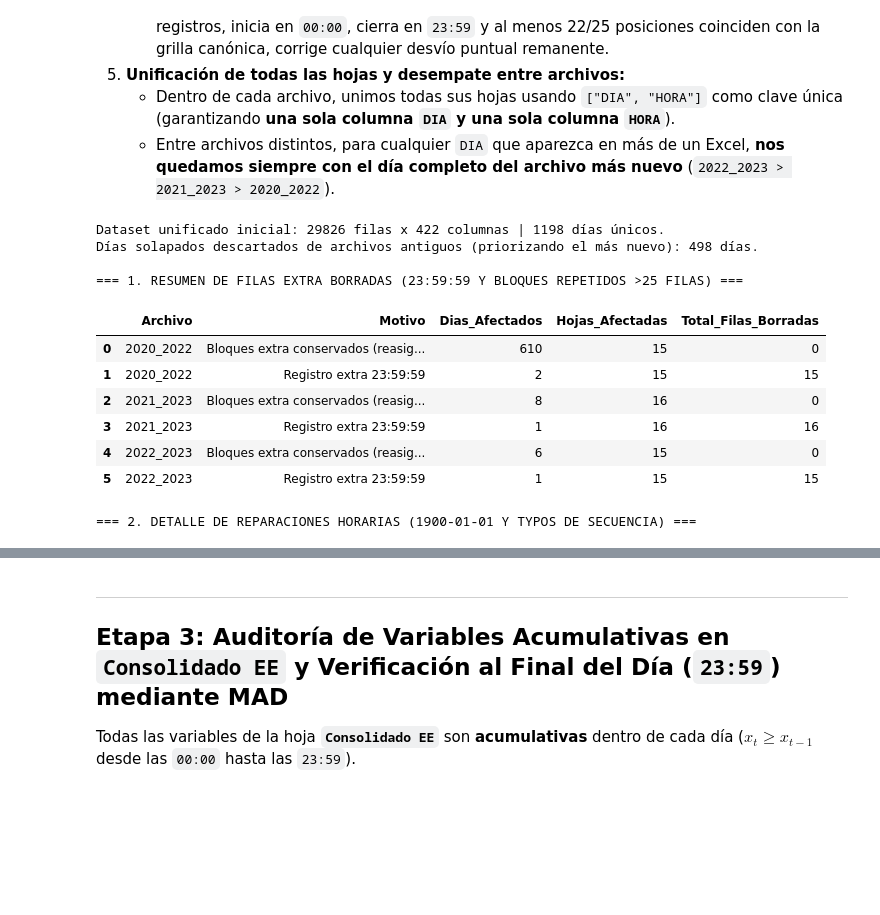
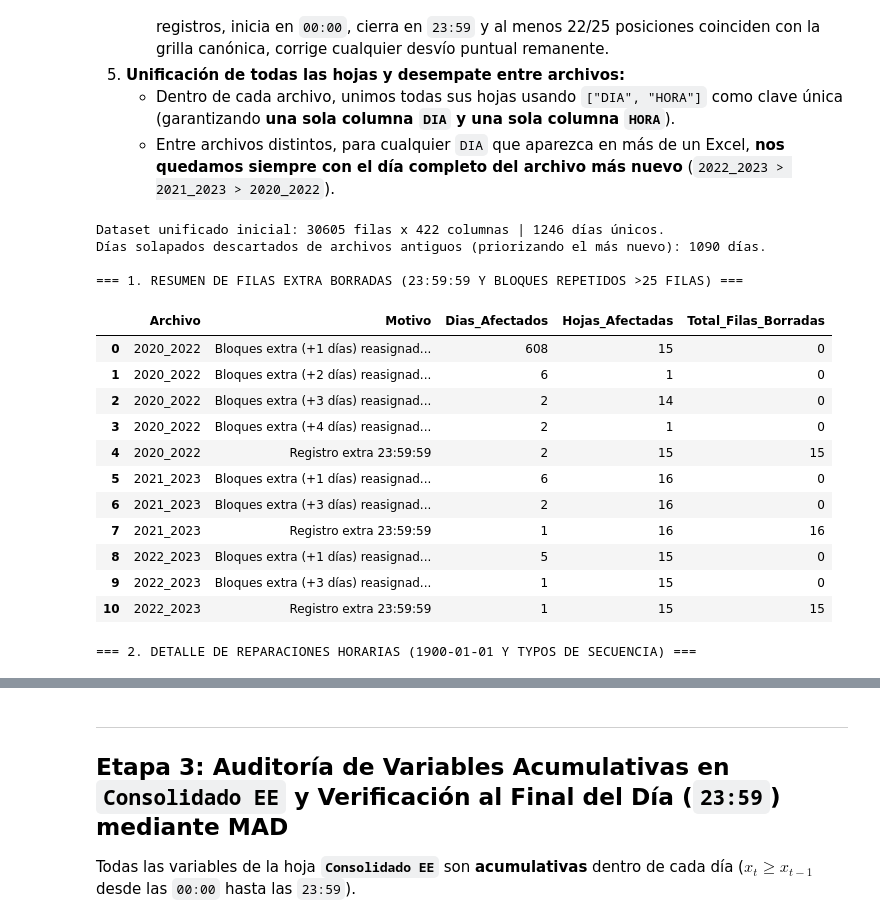
Before and after one commit to s4nt1lu1/tp-final-datos-ii, a Jupyter notebook: notebooks/correccion_fechas.ipynb, the cells around one changed output, grey strips where cells are left out. Cells and saved outputs as stored; diff of their text form; code cells hidden in the pictures; blank space fills up the shorter version.

```diff
--- a/notebooks/correccion_fechas.ipynb
+++ b/notebooks/correccion_fechas.ipynb
@@ -371,25 +371,33 @@ def limpiar_y_auditar_hoja(df_raw, archivo, hoja):
     # Truncar segundos (:00 o :01) al formato canónico HH:MM
     df["HORA"] = s_hora.str.replace(r"^(\d{2}:\d{2}):\d{2}$", r"\1", regex=True)
 
-# 3. Detectar bloques repetidos (>25 registros) y REASIGNARLOS a días consecutivos
-    es_nuevo_bloque = (df["HORA"] == "00:00") & (df["DIA"] == df["DIA"].shift(1))
-    id_bloque = es_nuevo_bloque.groupby(df["DIA"]).cumsum()
-    mask_bloques_extra = id_bloque > 0
+    # 3. Detectar bloques repetidos (>25 registros) y EMPUJAR todas las fechas siguientes hacia adelante
+    # Un nuevo bloque ocurre cuando la hora se reinicia a 00:00 (después de haber avanzado en el día)
+    # pero la etiqueta DIA sigue siendo idéntica a la de la fila anterior.
+    es_nuevo_bloque = (
+        (df["HORA"] == "00:00")
+        & (df["DIA"] == df["DIA"].shift(1))
+        & (df["HORA"].shift(1) != "00:00")
+    )
 
-    if mask_bloques_extra.any():
-        for d, grp in df[mask_bloques_extra].groupby("DIA"):
+    # Suma acumulada GLOBAL en toda la hoja: cada bloque extra suma +1 día a sí mismo
+    # y a TODOS los días posteriores del archivo para no pisar las fechas siguientes.
+    desplazamiento_dias = es_nuevo_bloque.cumsum()
+
+    if es_nuevo_bloque.any():
+        dias_origen_bloque = df.loc[es_nuevo_bloque, "DIA"].value_counts().sort_index()
+        for d_orig, cant_bloques_extra in dias_origen_bloque.items():
             log_filas_extra_borradas.append({
-                "DIA": d.strftime("%Y-%m-%d"),
+                "DIA": d_orig.strftime("%Y-%m-%d"),
                 "Archivo": archivo,
                 "Hoja": hoja,
-                "Motivo": "Bloques extra conservados (reasignados a días consecutivos)",
-                "Filas_Borradas": 0, # Queda en 0 porque los estamos conservando
+                "Motivo": f"Bloques extra (+{cant_bloques_extra} días) reasignados empujando fechas posteriores",
+                "Filas_Borradas": 0,
             })
 
-        # Desplazamos las fechas sumando el id_bloque en días
-        df["DIA"] = df["DIA"] + pd.to_timedelta(id_bloque, unit="D")
+        df["DIA"] = df["DIA"] + pd.to_timedelta(desplazamiento_dias, unit="D")
 
-    # 4. Detectar y corregir typos en la secuencia horaria
+    # 4. Detectar y corregir typos en la secuencia horaria (sobre las fechas ya desplazadas)
     horas_corregidas = []
     for d, grupo in df.groupby("DIA", sort=False):
         h_orig = grupo["HORA"].tolist()
@@ -460,41 +468,46 @@ df_unificado = (
     .sort_values(["DIA", "HORA"])
     .reset_index(drop=True)
 )
 
 # Convertir todas las columnas de datos a numérico (textos de error como '#VALUE!' o '#DIV/0!' pasan a NaN)
 cols_datos = [c for c in df_unificado.columns if c not in ("DIA", "HORA", "_archivo_origen")]
 for c in cols_datos:
     df_unificado[c] = pd.to_numeric(df_unificado[c], errors="coerce")
 
 df_reparaciones = pd.DataFrame(log_reparaciones_horarias)
 df_filas_extra = pd.DataFrame(log_filas_extra_borradas)
 df_solapamientos = pd.DataFrame(log_solapamiento_archivos)
 
 print(f"Dataset unificado inicial: {df_unificado.shape[0]} filas x {df_unificado.shape[1]} columnas | {df_unificado['DIA'].nunique()} días únicos.")
 print(f"Días solapados descartados de archivos antiguos (priorizando el más nuevo): {len(df_solapamientos)} días.")
 
 print("\n=== 1. RESUMEN DE FILAS EXTRA BORRADAS (23:59:59 Y BLOQUES REPETIDOS >25 FILAS) ===")
 if not df_filas_extra.empty:
     display(
         df_filas_extra.groupby(["Archivo", "Motivo"], as_index=False)
         .agg(Dias_Afectados=("DIA", "nunique"), Hojas_Afectadas=("Hoja", "nunique"), Total_Filas_Borradas=("Filas_Borradas", "sum"))
     )
 
 print("\n=== 2. DETALLE DE REPARACIONES HORARIAS (1900-01-01 Y TYPOS DE SECUENCIA) ===")
 if not df_reparaciones.empty:
     display(df_reparaciones.drop_duplicates().sort_values(["Tipo_Reparacion", "DIA", "Hoja"]).reset_index(drop=True))
 # %% [output]
-Dataset unificado inicial: 29826 filas x 422 columnas | 1198 días únicos.
-Días solapados descartados de archivos antiguos (priorizando el más nuevo): 498 días.
+Dataset unificado inicial: 30605 filas x 422 columnas | 1246 días únicos.
+Días solapados descartados de archivos antiguos (priorizando el más nuevo): 1090 días.
 
 === 1. RESUMEN DE FILAS EXTRA BORRADAS (23:59:59 Y BLOQUES REPETIDOS >25 FILAS) ===
 |  | Archivo | Motivo | Dias_Afectados | Hojas_Afectadas | Total_Filas_Borradas |
-| 0 | 2020_2022 | Bloques extra conservados (reasig... | 610 | 15 | 0 |
-| 1 | 2020_2022 | Registro extra 23:59:59 | 2 | 15 | 15 |
-| 2 | 2021_2023 | Bloques extra conservados (reasig... | 8 | 16 | 0 |
-| 3 | 2021_2023 | Registro extra 23:59:59 | 1 | 16 | 16 |
-| 4 | 2022_2023 | Bloques extra conservados (reasig... | 6 | 15 | 0 |
-| 5 | 2022_2023 | Registro extra 23:59:59 | 1 | 15 | 15 |
+| 0 | 2020_2022 | Bloques extra (+1 días) reasignad... | 608 | 15 | 0 |
+| 1 | 2020_2022 | Bloques extra (+2 días) reasignad... | 6 | 1 | 0 |
+| 2 | 2020_2022 | Bloques extra (+3 días) reasignad... | 2 | 14 | 0 |
+| 3 | 2020_2022 | Bloques extra (+4 días) reasignad... | 2 | 1 | 0 |
+| 4 | 2020_2022 | Registro extra 23:59:59 | 2 | 15 | 15 |
+| 5 | 2021_2023 | Bloques extra (+1 días) reasignad... | 6 | 16 | 0 |
+| 6 | 2021_2023 | Bloques extra (+3 días) reasignad... | 2 | 16 | 0 |
+| 7 | 2021_2023 | Registro extra 23:59:59 | 1 | 16 | 16 |
+| 8 | 2022_2023 | Bloques extra (+1 días) reasignad... | 5 | 15 | 0 |
+| 9 | 2022_2023 | Bloques extra (+3 días) reasignad... | 1 | 15 | 0 |
+| 10 | 2022_2023 | Registro extra 23:59:59 | 1 | 15 | 15 |
 === 2. DETALLE DE REPARACIONES HORARIAS (1900-01-01 Y TYPOS DE SECUENCIA) ===
 |  | DIA | Archivo | Hoja | Tipo_Reparacion | Filas_Reparadas | Detalle |
 | 0 | 2021-07-21 | 2021_2023 | Consolidado Agua | 1. Fecha incrustada en HORA (1900... | 24 | Se limpió prefijo de fecha conser... |
```
Also changed, not shown: parts of 6 cells of this notebook, 1 other file.
